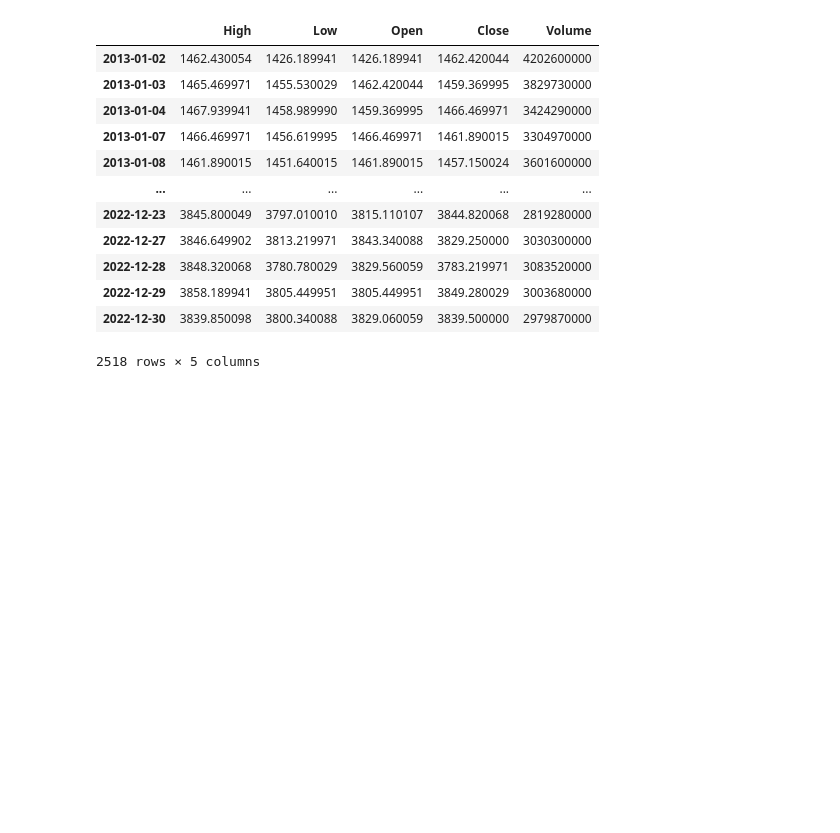
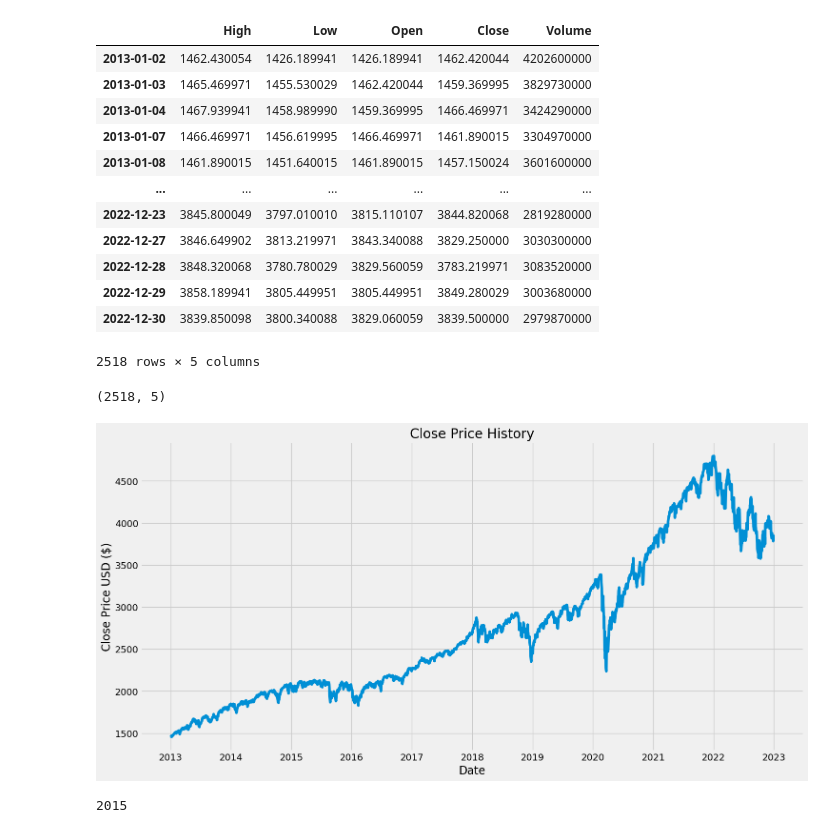
Before and after one commit to odamgaard/Seminar-Applied-Corporate-Finance, a Jupyter notebook: Project/Neural Network.ipynb, the cells around one changed output. Drawn from its saved outputs; the diff is of its cells as text; code cells hidden in the pictures; blank space fills up the shorter version.

```diff
--- a/Project/Neural Network.ipynb
+++ b/Project/Neural Network.ipynb
@@ -44,3 +44,31 @@ df
 | 2022-12-29 | 3858.189941 | 3805.449951 | 3805.449951 | 3849.280029 | 3003680000 |
 | 2022-12-30 | 3839.850098 | 3800.340088 | 3829.060059 | 3839.500000 | 2979870000 |
 2518 rows × 5 columns
+# %%
+# Get number of rows and columns in the data set
+df.shape
+# %% [output]
+(2518, 5)
+# %%
+# Plot the closing price history
+plt.figure(figsize=(16,8))
+plt.title('Close Price History')
+plt.plot(df['Close'])
+plt.xlabel('Date',fontsize=17)
+plt.ylabel('Close Price USD ($)', fontsize=17)
+plt.show()
+# %% [output]
+[figure, added]
+# %%
+# Create new dataframe with close column
+data = df.filter(['Close'])
+
+# Convert the dataframe to a numpy array
+dataset = data.values
+
+#Get the number of rows to train the model on
+training_data_len = math.ceil( len(dataset) * .8 )
+
+training_data_len
+# %% [output]
+2015
```
Also changed, not shown: parts of 15 cells of this notebook, 1 other file.
